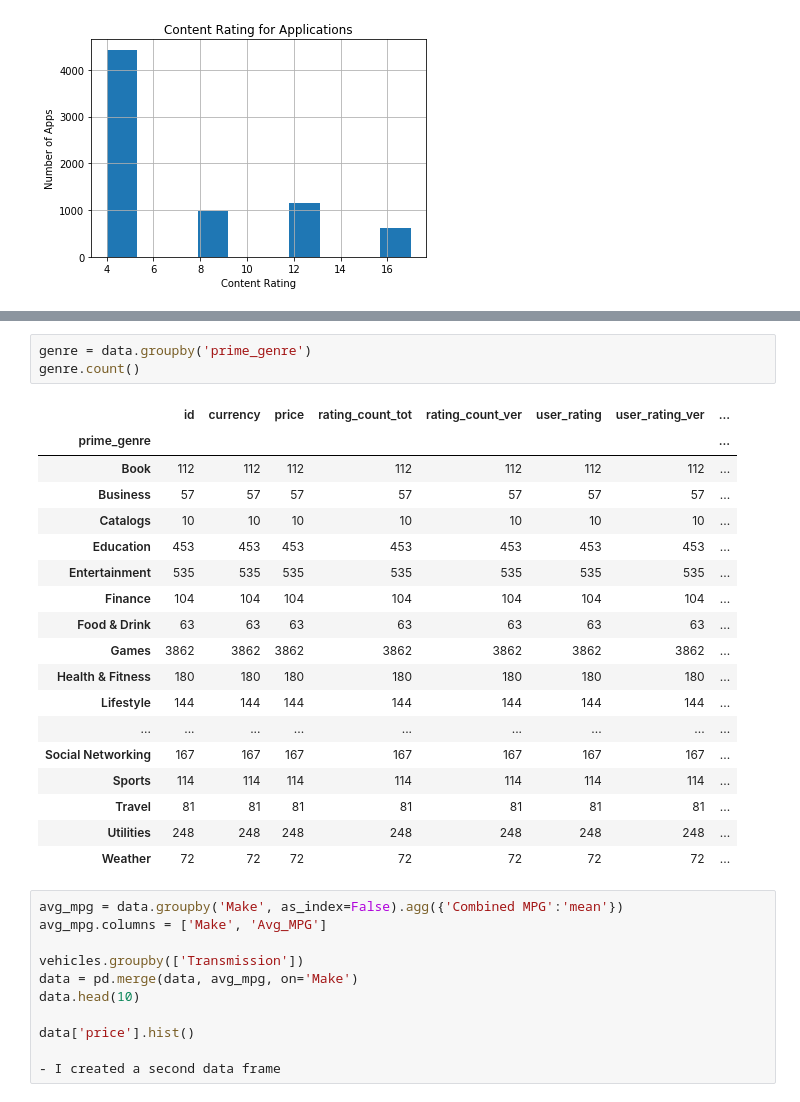
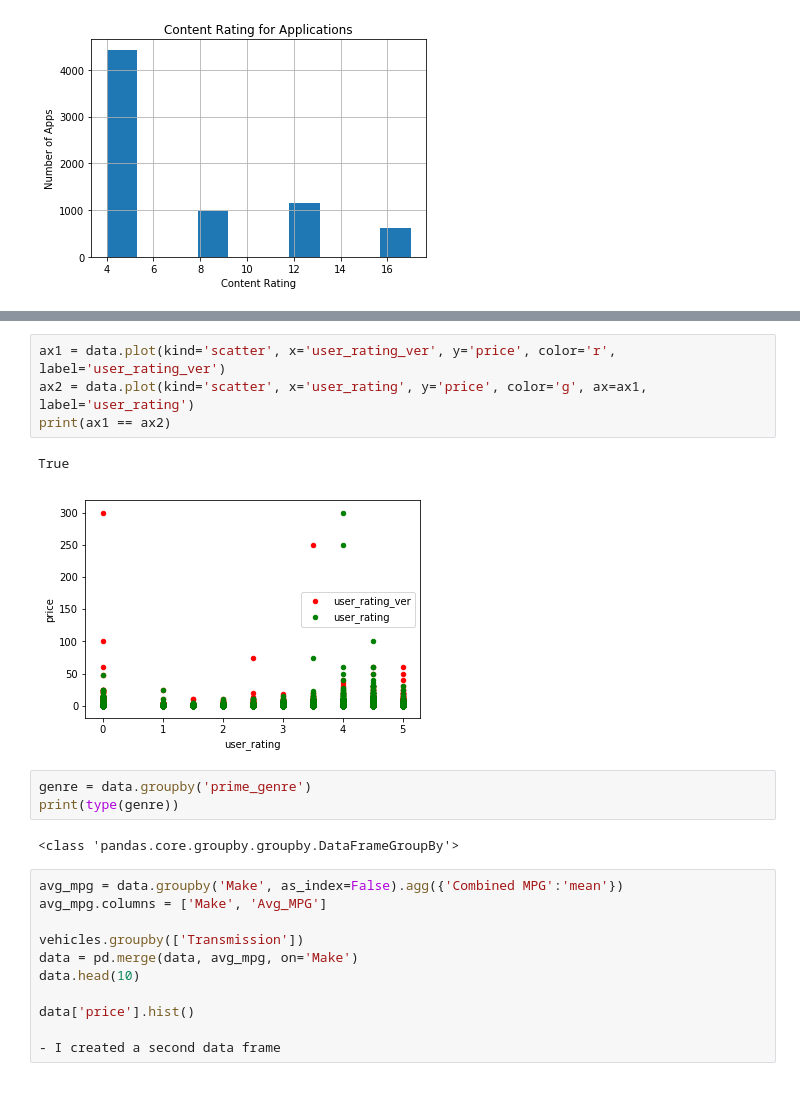
Before and after one commit to marisfont/madrid-oct-2018, a Jupyter notebook: module-2/visualizing-real-world-data/your-code/your-code.ipynb, the cells around one changed output, grey strips where cells are left out. Drawn from its saved outputs; the diff is of its cells as text.

```diff
--- a/module-2/visualizing-real-world-data/your-code/your-code.ipynb
+++ b/module-2/visualizing-real-world-data/your-code/your-code.ipynb
@@ -252,25 +258,15 @@ plt.scatter(x=data['size_bytes'], y=data['price'])
+# %%
+ax1 = data.plot(kind='scatter', x='user_rating_ver', y='price', color='r', label='user_rating_ver')
+ax2 = data.plot(kind='scatter', x='user_rating', y='price', color='g', ax=ax1, label='user_rating')
+print(ax1 == ax2)
+# %% [output]
+True
+[figure, added]
 # %%
 genre = data.groupby('prime_genre')
-genre.count()
+print(type(genre))
 # %% [output]
-|  | id | currency | price | rating_count_tot | rating_count_ver | user_rating | user_rating_ver | ... |
-| prime_genre |  |  |  |  |  |  |  | ... |
-| Book | 112 | 112 | 112 | 112 | 112 | 112 | 112 | ... |
-| Business | 57 | 57 | 57 | 57 | 57 | 57 | 57 | ... |
-| Catalogs | 10 | 10 | 10 | 10 | 10 | 10 | 10 | ... |
-| Education | 453 | 453 | 453 | 453 | 453 | 453 | 453 | ... |
-| Entertainment | 535 | 535 | 535 | 535 | 535 | 535 | 535 | ... |
-| Finance | 104 | 104 | 104 | 104 | 104 | 104 | 104 | ... |
-| Food & Drink | 63 | 63 | 63 | 63 | 63 | 63 | 63 | ... |
-| Games | 3862 | 3862 | 3862 | 3862 | 3862 | 3862 | 3862 | ... |
-| Health & Fitness | 180 | 180 | 180 | 180 | 180 | 180 | 180 | ... |
-| Lifestyle | 144 | 144 | 144 | 144 | 144 | 144 | 144 | ... |
-| ... | ... | ... | ... | ... | ... | ... | ... | ... |
-| Social Networking | 167 | 167 | 167 | 167 | 167 | 167 | 167 | ... |
-| Sports | 114 | 114 | 114 | 114 | 114 | 114 | 114 | ... |
-| Travel | 81 | 81 | 81 | 81 | 81 | 81 | 81 | ... |
-| Utilities | 248 | 248 | 248 | 248 | 248 | 248 | 248 | ... |
-| Weather | 72 | 72 | 72 | 72 | 72 | 72 | 72 | ... |
+<class 'pandas.core.groupby.groupby.DataFrameGroupBy'>
 # %%
 avg_mpg = data.groupby('Make', as_index=False).agg({'Combined MPG':'mean'})
 avg_mpg.columns = ['Make', 'Avg_MPG']
```
Also changed, not shown: parts of 4 cells of this notebook.
